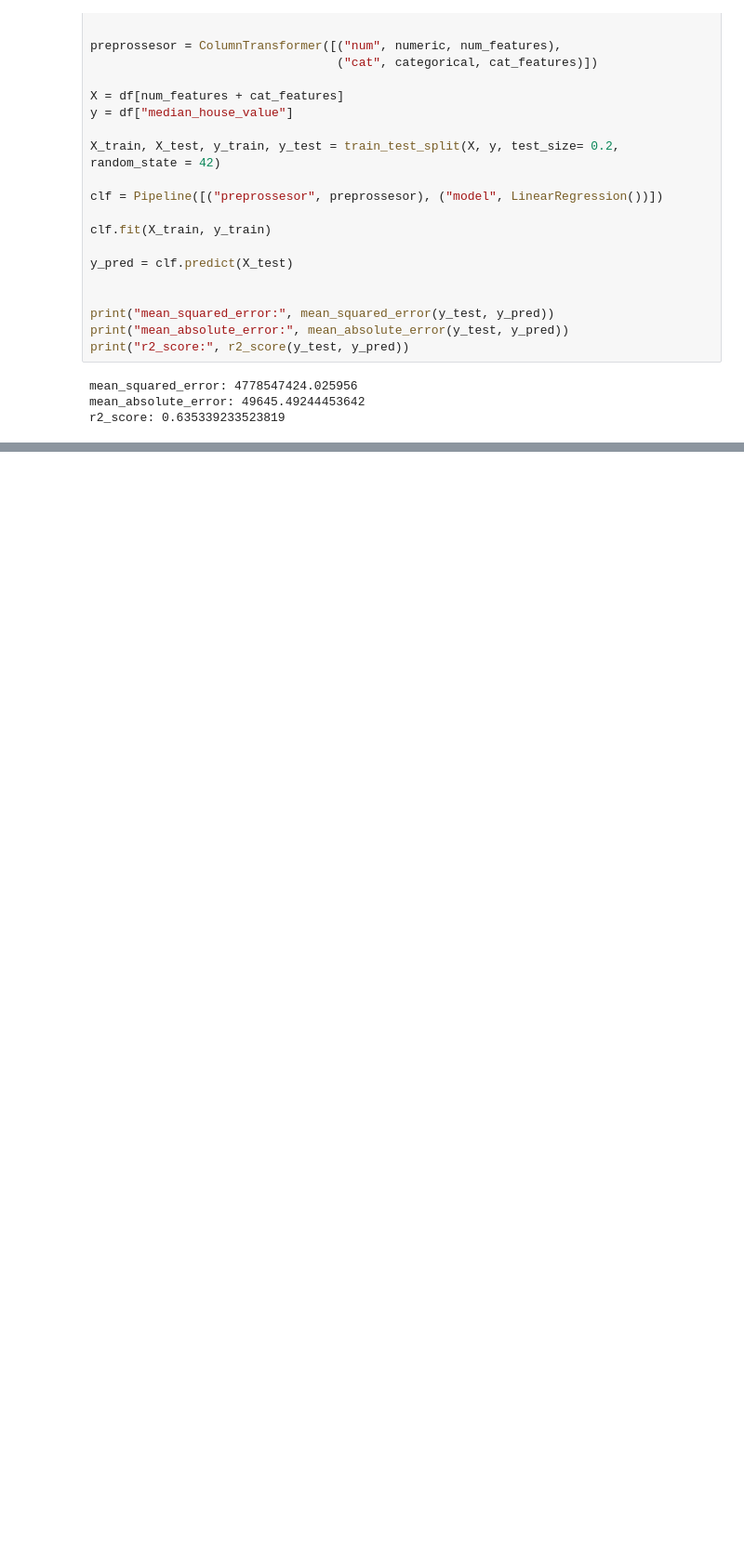
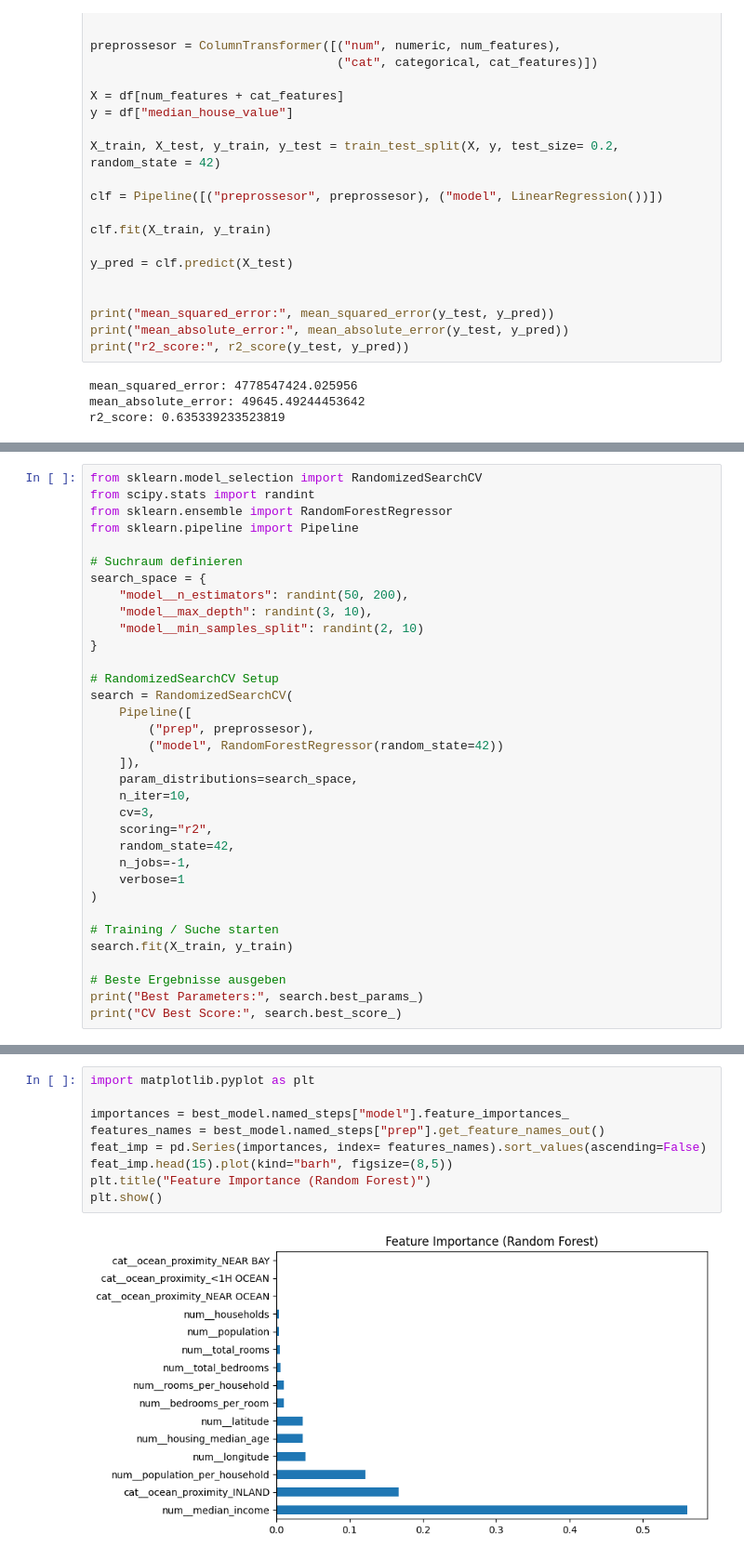
Before and after one commit to Nirosh04/ml-learning-journey, a Jupyter notebook: housing.ipynb, the cells around one changed output, grey strips where cells are left out. Shown at 93% size. Drawn from its saved outputs; the diff is of its cells as text; blank space fills up the shorter version.

```diff
--- a/housing.ipynb
+++ b/housing.ipynb
@@ -70,0 +73,34 @@ linreg 0.572558432796427 ± 0.0724588226502527
+# %%
+from sklearn.model_selection import RandomizedSearchCV
+from scipy.stats import randint
+from sklearn.ensemble import RandomForestRegressor
+from sklearn.pipeline import Pipeline
+
+# Suchraum definieren
+search_space = {
+    "model__n_estimators": randint(50, 200),
+    "model__max_depth": randint(3, 10),
+    "model__min_samples_split": randint(2, 10)
+}
+
+# RandomizedSearchCV Setup
+search = RandomizedSearchCV(
+    Pipeline([
+        ("prep", preprossesor),
+        ("model", RandomForestRegressor(random_state=42))
+    ]),
+    param_distributions=search_space,
+    n_iter=10,
+    cv=3,
+    scoring="r2",
+    random_state=42,
+    n_jobs=-1,
+    verbose=1
+)
+
+# Training / Suche starten
+search.fit(X_train, y_train)
+
+# Beste Ergebnisse ausgeben
+print("Best Parameters:", search.best_params_)
+print("CV Best Score:", search.best_score_)
@@ -70,0 +195,11 @@ linreg 0.572558432796427 ± 0.0724588226502527
+# %%
+import matplotlib.pyplot as plt
+
+importances = best_model.named_steps["model"].feature_importances_
+features_names = best_model.named_steps["prep"].get_feature_names_out()
+feat_imp = pd.Series(importances, index= features_names).sort_values(ascending=False)
+feat_imp.head(15).plot(kind="barh", figsize=(8,5))
+plt.title("Feature Importance (Random Forest)")
+plt.show()
+# %% [output]
+[figure, added]
```
Also changed, not shown: parts of 7 cells of this notebook, 2 other files.
